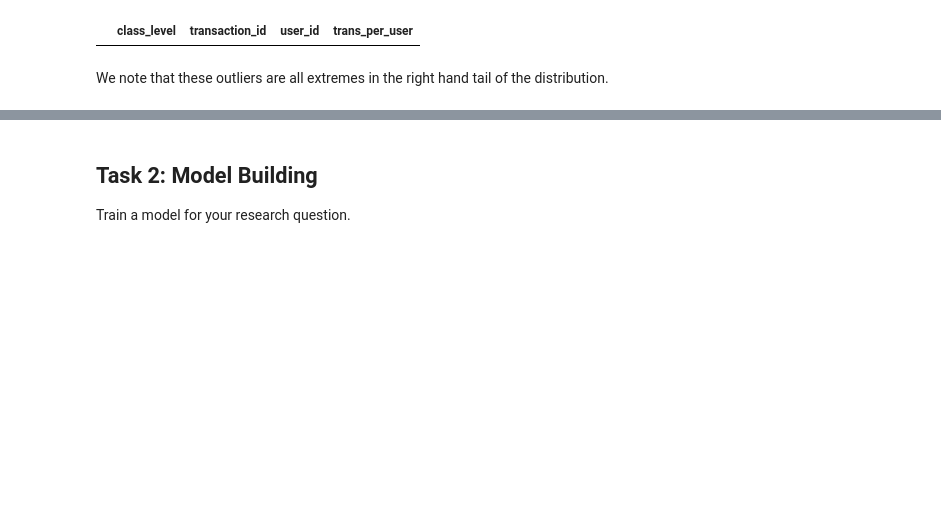
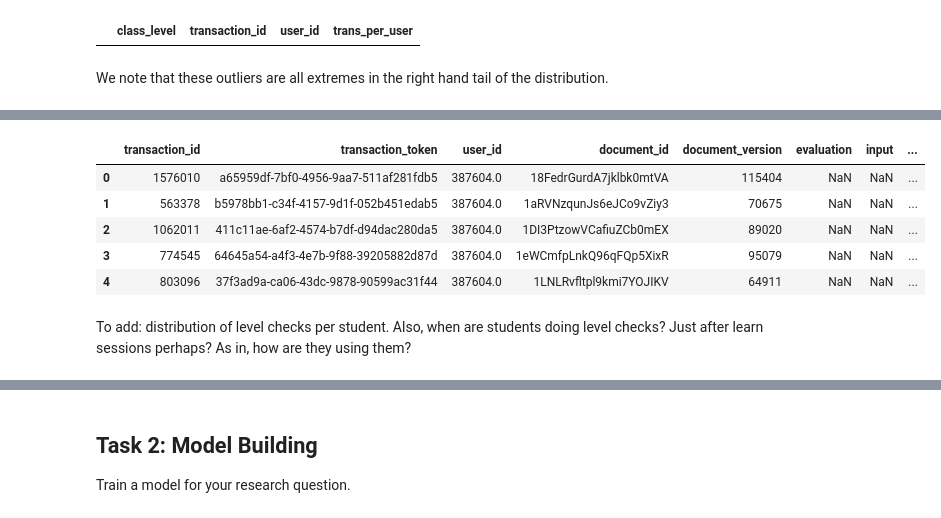
Before and after one commit to ML4BD/milestone-4-roguesgallery, a Jupyter notebook: notebooks/Milestone04/m4_lernnavi_342485.ipynb, the cells around one changed output, grey strips where cells are left out. Cells and saved outputs as stored; diff of their text form; code cells hidden in the pictures; blank space fills up the shorter version.

```diff
--- a/notebooks/Milestone04/m4_lernnavi_342485.ipynb
+++ b/notebooks/Milestone04/m4_lernnavi_342485.ipynb
@@ -214,0 +233,12 @@ ax = class_transactions.sort_values(by=['transaction_id', 'trans_per_user'],
+# %%
+tran_lst = transactions.merge(lst, on='transaction_id', how='inner')
+tran_lst.head()
+# %% [output]
+|  | transaction_id | transaction_token | user_id | document_id | document_version | evaluation | input | ... |
+| 0 | 1576010 | a65959df-7bf0-4956-9aa7-511af281fdb5 | 387604.0 | 18FedrGurdA7jklbk0mtVA | 115404 | NaN | NaN | ... |
+| 1 | 563378 | b5978bb1-c34f-4157-9d1f-052b451edab5 | 387604.0 | 1aRVNzqunJs6eJCo9vZiy3 | 70675 | NaN | NaN | ... |
+| 2 | 1062011 | 411c11ae-6af2-4574-b7df-d94dac280da5 | 387604.0 | 1DI3PtzowVCafiuZCb0mEX | 89020 | NaN | NaN | ... |
+| 3 | 774545 | 64645a54-a4f3-4e7b-9f88-39205882d87d | 387604.0 | 1eWCmfpLnkQ96qFQp5XixR | 95079 | NaN | NaN | ... |
+| 4 | 803096 | 37f3ad9a-ca06-43dc-9878-90599ac31f44 | 387604.0 | 1LNLRvfltpl9kmi7YOJIKV | 64911 | NaN | NaN | ... |
+# %% [markdown]
+To add: distribution of level checks per student. Also, when are students doing level checks? Just after learn sessions perhaps? As in, how are they using them?
```
Also changed, not shown: parts of 13 cells of this notebook.
